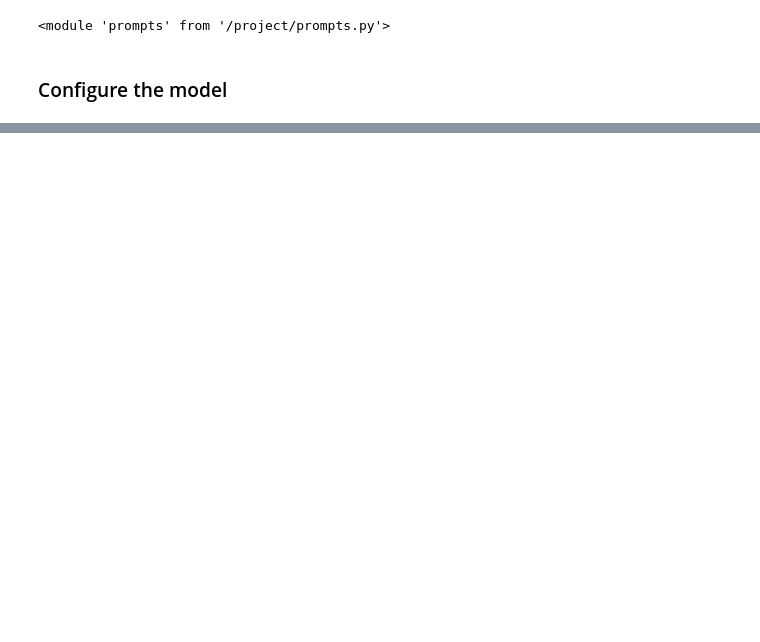
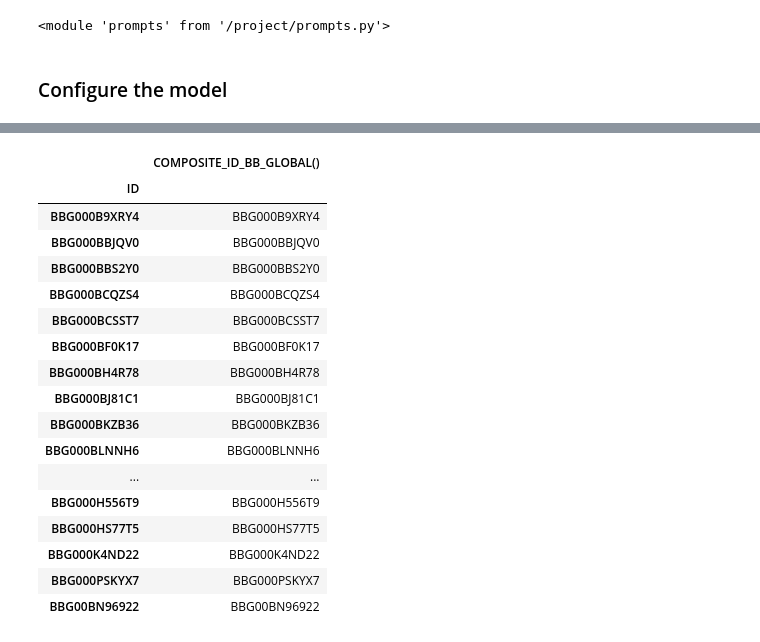
Before and after one commit to bmc-eng/LLMFinancialAnalyst, a Jupyter notebook: 05 - Agentic Tests.ipynb, the cells around one changed output, grey strips where cells are left out. Cells and saved outputs as stored; diff of their text form; code cells hidden in the pictures; blank space fills up the shorter version.

```diff
--- a/05 - Agentic Tests.ipynb
+++ b/05 - Agentic Tests.ipynb
@@ -47,5 +48,7 @@ import prompts
 
 import concurrent.futures
+# %%
+bq = bql.Service()
 # %%
 importlib.reload(prompts)
 # %% [output]
@@ -156,0 +639,34 @@ The company shows concerning trends in its financial performance:
+# %%
+index_members = ['BBG000B9XRY4', 'BBG000BBJQV0', 'BBG000BBS2Y0', 'BBG000BCQZS4',
+       'BBG000BCSST7', 'BBG000BF0K17', 'BBG000BH4R78', 'BBG000BJ81C1',
+       'BBG000BKZB36', 'BBG000BLNNH6', 'BBG000BMHYD1', 'BBG000BMX289',
+       'BBG000BN2DC2', 'BBG000BNSZP1', 'BBG000BP52R2', 'BBG000BPD168',
+       'BBG000BPH459', 'BBG000BR2B91', 'BBG000BR2TH3', 'BBG000BSXQV7',
+       'BBG000BVPV84', 'BBG000BW8S60', 'BBG000BWLMJ4', 'BBG000BWXBC2',
+       'BBG000C0G1D1', 'BBG000C3J3C9', 'BBG000C5HS04', 'BBG000C6CFJ5',
+       'BBG000CH5208', 'BBG000DMBXR2', 'BBG000GZQ728', 'BBG000H556T9',
+       'BBG000HS77T5', 'BBG000K4ND22', 'BBG000PSKYX7', 'BBG00BN96922']
+# %%
+field = bq.data.composite_id_bb_global()
+req = bql.Request(index_members, field)
+data = bq.execute(req)
+data[0].df()
+# %% [output]
+|  | COMPOSITE_ID_BB_GLOBAL() |
+| ID |  |
+| BBG000B9XRY4 | BBG000B9XRY4 |
+| BBG000BBJQV0 | BBG000BBJQV0 |
+| BBG000BBS2Y0 | BBG000BBS2Y0 |
+| BBG000BCQZS4 | BBG000BCQZS4 |
+| BBG000BCSST7 | BBG000BCSST7 |
+| BBG000BF0K17 | BBG000BF0K17 |
+| BBG000BH4R78 | BBG000BH4R78 |
+| BBG000BJ81C1 | BBG000BJ81C1 |
+| BBG000BKZB36 | BBG000BKZB36 |
+| BBG000BLNNH6 | BBG000BLNNH6 |
+| ... | ... |
+| BBG000H556T9 | BBG000H556T9 |
+| BBG000HS77T5 | BBG000HS77T5 |
+| BBG000K4ND22 | BBG000K4ND22 |
+| BBG000PSKYX7 | BBG000PSKYX7 |
+| BBG00BN96922 | BBG00BN96922 |
```
Also changed, not shown: parts of 55 cells of this notebook, 5 other files.
